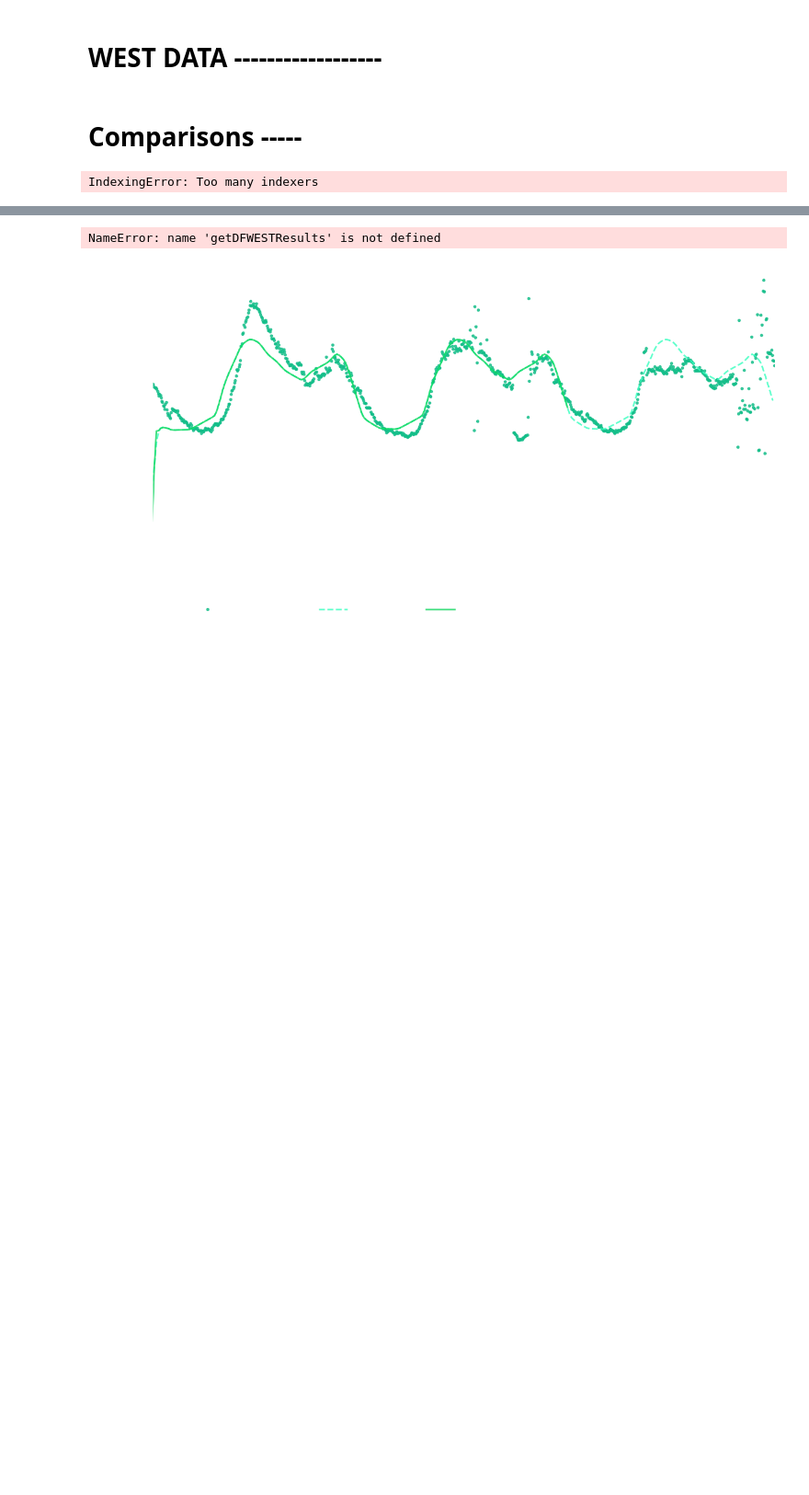
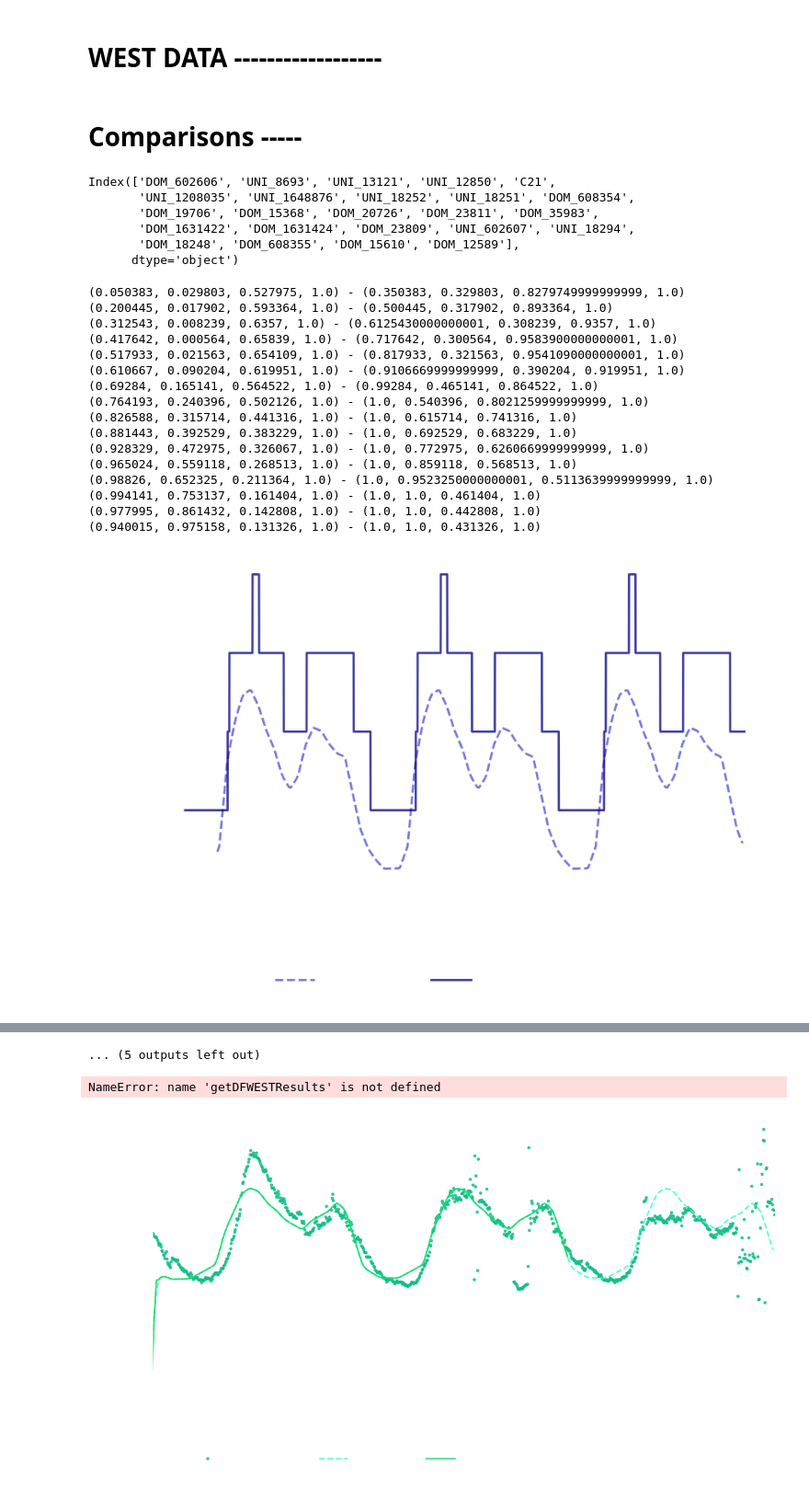
Before and after one commit to lunicirus/SWMMtoWEST, a Jupyter notebook: graphs/05-GraphFlowsSept.ipynb, the cells around one changed output, grey strips where cells are left out. Shown at 92% size. Cells and saved outputs as stored; diff of their text form; code cells hidden in the pictures; blank space fills up the shorter version.

Commit message:
updates graphs

```diff
--- a/graphs/05-GraphFlowsSept.ipynb
+++ b/graphs/05-GraphFlowsSept.ipynb
@@ -78,34 +61,63 @@ assert prd.checkCorrectFlowWEST(dfWEST_Results), "The flows are not incrementing
 # %% [markdown]
 # Comparisons -----
 # %%
-WESTToSWMMCOLS= [['4 (Out)','DOM_602606'],
+WESTToSWMMCOLS= [['4 (Out)','DOM_12589'],
                  ['6 (In)','UNI_8693'],
                  ['16 (Out)','UNI_13121'],
                  ['19 (Out)','UNI_12850'],
                  ['26 (Out)','C21'],
                  ['28 (Out)','UNI_1208035'],
-                 ['30 (In)','UNI_1648876'],
-                 ['32 (In)','UNI_18252'],
-                 ['33 (In)','UNI_18251'],
-                 ['34 (In)','DOM_608354'],
-                 ['35 (In)','DOM_19706'],
+                 ['30 (In)','UNI_18294'],
+                 ['32 (In)','UNI_18251'],
+                 ['33 (In)','DOM_18248'],
+                 ['34 (In)','DOM_608355'],
+                 ['35 (In)','DOM_15610'],
                  ['36 (In)','DOM_15368'],
                  ['41 (In)','DOM_20726'],
-                 ['42 (In)','DOM_23811'],
-                 ['45 (In)','DOM_35983'],
-                 ['46 (In)','DOM_1631422'],
+                 ['42 (In)','DOM_23809'],
+                 ['45 (Out)','DOM_1631422'],
                  ['46 (Out)','DOM_1631424']]
+# %%
+flowModel2022Valsm3h.columns
+# %% [output]
+Index(['DOM_602606', 'UNI_8693', 'UNI_13121', 'UNI_12850', 'C21',
+       'UNI_1208035', 'UNI_1648876', 'UNI_18252', 'UNI_18251', 'DOM_608354',
+       'DOM_19706', 'DOM_15368', 'DOM_20726', 'DOM_23811', 'DOM_35983',
+       'DOM_1631422', 'DOM_1631424', 'DOM_23809', 'UNI_602607', 'UNI_18294',
+       'DOM_18248', 'DOM_608355', 'DOM_15610', 'DOM_12589'],
+      dtype='object')
 # %%
+colorSeries = [ cmlib._colormaps['plasma'](x) for x in np.linspace(0, 1,len(WESTToSWMMCOLS))]
 
-colorSeries = [ cmlib._colormaps['jet'](x) for x in np.linspace(0, 1,len(WESTToSWMMCOLS))]
+startDateGraph = pd.to_datetime("2022-06-19 00:40:00")
+
+#Removes the parts that are still stabilizing before plotting
+swmmDF= flowModel2022Valsm3h[flowModel2022Valsm3h.index > startDateGraph].copy()
+westDF= dfWEST_Results.iloc[20:,:].copy()
 
 for p, c in zip(WESTToSWMMCOLS,colorSeries):
 
-    swmV = flowModel2022Valsm3h[p[1]].iloc[33:]
-    westV = dfWEST_Results[p[0]].iloc[33:]
+    swmV = swmmDF[p[1]]
+    westV = westDF[p[0]]
 
     file = '../02-Output/01-Graphs/' + p[0] +'.png'
 
     gf.plotComparisonsSWMM_WEST(swmV,westV,file,c)
 # %% [output]
-IndexingError: Too many indexers
+(0.050383, 0.029803, 0.527975, 1.0) - (0.350383, 0.329803, 0.8279749999999999, 1.0)
+(0.200445, 0.017902, 0.593364, 1.0) - (0.500445, 0.317902, 0.893364, 1.0)
+(0.312543, 0.008239, 0.6357, 1.0) - (0.6125430000000001, 0.308239, 0.9357, 1.0)
+(0.417642, 0.000564, 0.65839, 1.0) - (0.717642, 0.300564, 0.9583900000000001, 1.0)
+(0.517933, 0.021563, 0.654109, 1.0) - (0.817933, 0.321563, 0.9541090000000001, 1.0)
+(0.610667, 0.090204, 0.619951, 1.0) - (0.9106669999999999, 0.390204, 0.919951, 1.0)
+(0.69284, 0.165141, 0.564522, 1.0) - (0.99284, 0.465141, 0.864522, 1.0)
+(0.764193, 0.240396, 0.502126, 1.0) - (1.0, 0.540396, 0.8021259999999999, 1.0)
+(0.826588, 0.315714, 0.441316, 1.0) - (1.0, 0.615714, 0.741316, 1.0)
+(0.881443, 0.392529, 0.383229, 1.0) - (1.0, 0.692529, 0.683229, 1.0)
+(0.928329, 0.472975, 0.326067, 1.0) - (1.0, 0.772975, 0.6260669999999999, 1.0)
+(0.965024, 0.559118, 0.268513, 1.0) - (1.0, 0.859118, 0.568513, 1.0)
+(0.98826, 0.652325, 0.211364, 1.0) - (1.0, 0.9523250000000001, 0.5113639999999999, 1.0)
+(0.994141, 0.753137, 0.161404, 1.0) - (1.0, 1.0, 0.461404, 1.0)
+(0.977995, 0.861432, 0.142808, 1.0) - (1.0, 1.0, 0.442808, 1.0)
+(0.940015, 0.975158, 0.131326, 1.0) - (1.0, 1.0, 0.431326, 1.0)
+[figure, added]
@@ -111,0 +134 @@ IndexingError: Too many indexers
+... (5 outputs left out)
```
Also changed, not shown: parts of 4 cells of this notebook, 6 other files.
